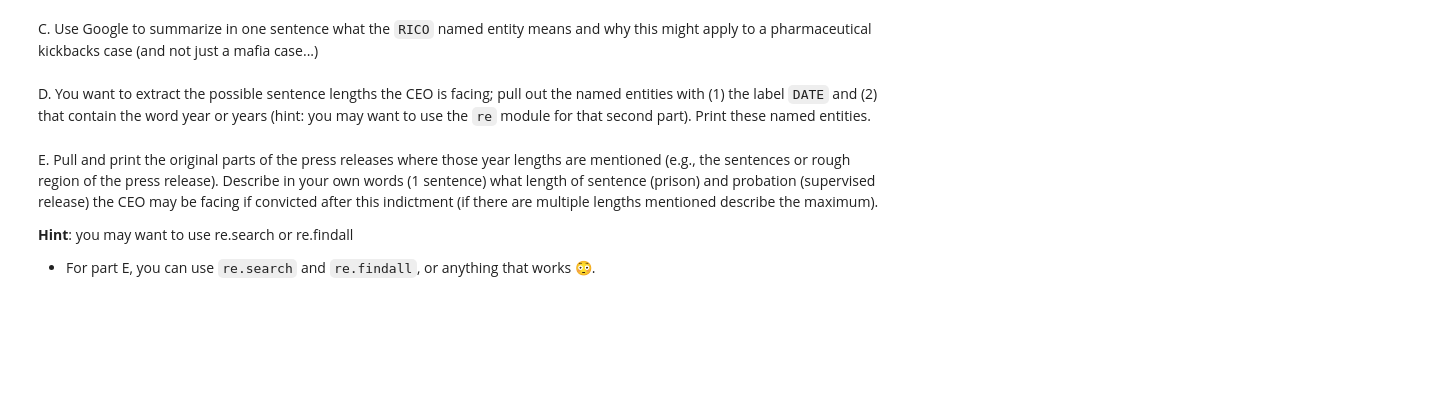
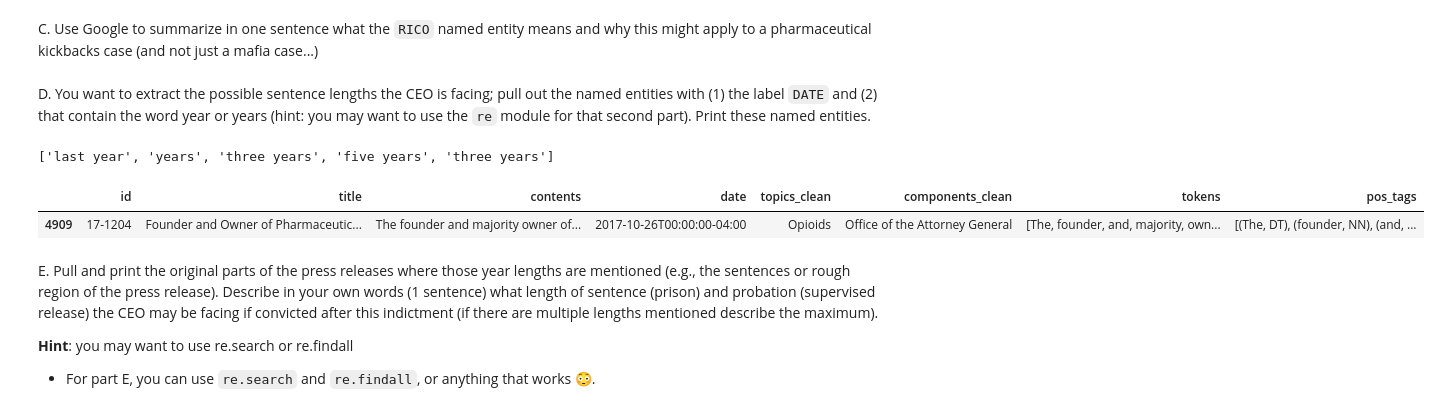
Before and after one commit to WillHubert/QSS20HW, a Jupyter notebook: code/pset3/pset3_blank.ipynb, the cells around one changed output. Cells and saved outputs as stored; diff of their text form; code cells hidden in the pictures; blank space fills up the shorter version.

```diff
--- a/code/pset3/pset3_blank.ipynb
+++ b/code/pset3/pset3_blank.ipynb
@@ -104,0 +115,6 @@ C. Using the output from B, extract the adjectives and sort those adjectives fro
+# %%
+# Preprocess the pharma press release to remove punctuation and digits
+translator = str.maketrans("", "", string.punctuation + string.digits)
+doj['contents'] = doj['contents'].apply(lambda x: x.translate(translator))
+# Display the preprocessed press release
+print(doj['contents'].iloc[0])
@@ -104,0 +123,17 @@ C. Using the output from B, extract the adjectives and sort those adjectives fro
+# %%
+# Tokenize the preprocessed press release into words
+doj['tokens'] = doj['contents'].apply(word_tokenize)
+# Tag the words with their part of speech
+doj['pos_tags'] = doj['tokens'].apply(pos_tag)
+# Flatten the list of pos_tags into a list of (word, tag) tuples
+all_pos_tags = [tag for sublist in doj['pos_tags'] for tag in sublist]
+# Extract the adjectives from the pos_tags
+adjectives = [word for word, pos in all_pos_tags if pos.startswith('JJ')]
+# Count the occurrences of each adjective
+adjective_counts = Counter(adjectives)
+# Sort the adjectives by their counts in descending order
+sorted_adjectives = sorted(adjective_counts.items(), key=lambda x: x[1], reverse=True)
+# Create a DataFrame with the 5 most frequent adjectives and their counts
+result_df = pd.DataFrame(sorted_adjectives[:5], columns=['Adjective', 'Count'])
+# Print the DataFrame
+print(result_df)
@@ -114,0 +148,6 @@ B. Print the unique named entities with the tag: `LAW`
+# %%
+doc = nlp(pharma)
+# Extract the named entities from the document
+named_entities = [ent.text for ent in doc.ents]
+
+print(named_entities)
@@ -123,3 +163,17 @@ D. You want to extract the possible sentence lengths the CEO is facing; pull out
+# %%
+ceo_sentence_lengths = []
+for text in doj.contents:
+    doc = nlp(text)
+    for ent in doc.ents:
+        if ent.label_ == 'DATE' and re.search(r'\b(?:year|years)\b', ent.text, re.IGNORECASE):
+            ceo_sentence_lengths.append(ent.text)
+# Print the named entities representing possible sentence lengths
+print(ceo_sentence_lengths)
+doj
+# %% [output]
+['last year', 'years', 'three years', 'five years', 'three years']
+|  | id | title | contents | date | topics_clean | components_clean | tokens | pos_tags |
+| 4909 | 17-1204 | Founder and Owner of Pharmaceutic... | The founder and majority owner of... | 2017-10-26T00:00:00-04:00 | Opioids | Office of the Attorney General | [The, founder, and, majority, own... | [(The, DT), (founder, NN), (and, ... |
 # %% [markdown]
 E. Pull and print the original parts of the press releases where those year lengths are mentioned (e.g., the sentences or rough region of the press release). Describe in your own words (1 sentence) what length of sentence (prison) and probation (supervised release) the CEO may be facing if convicted after this indictment (if there are multiple lengths mentioned describe the maximum).
 
```
Also changed, not shown: parts of 11 cells of this notebook, 2 other files.
